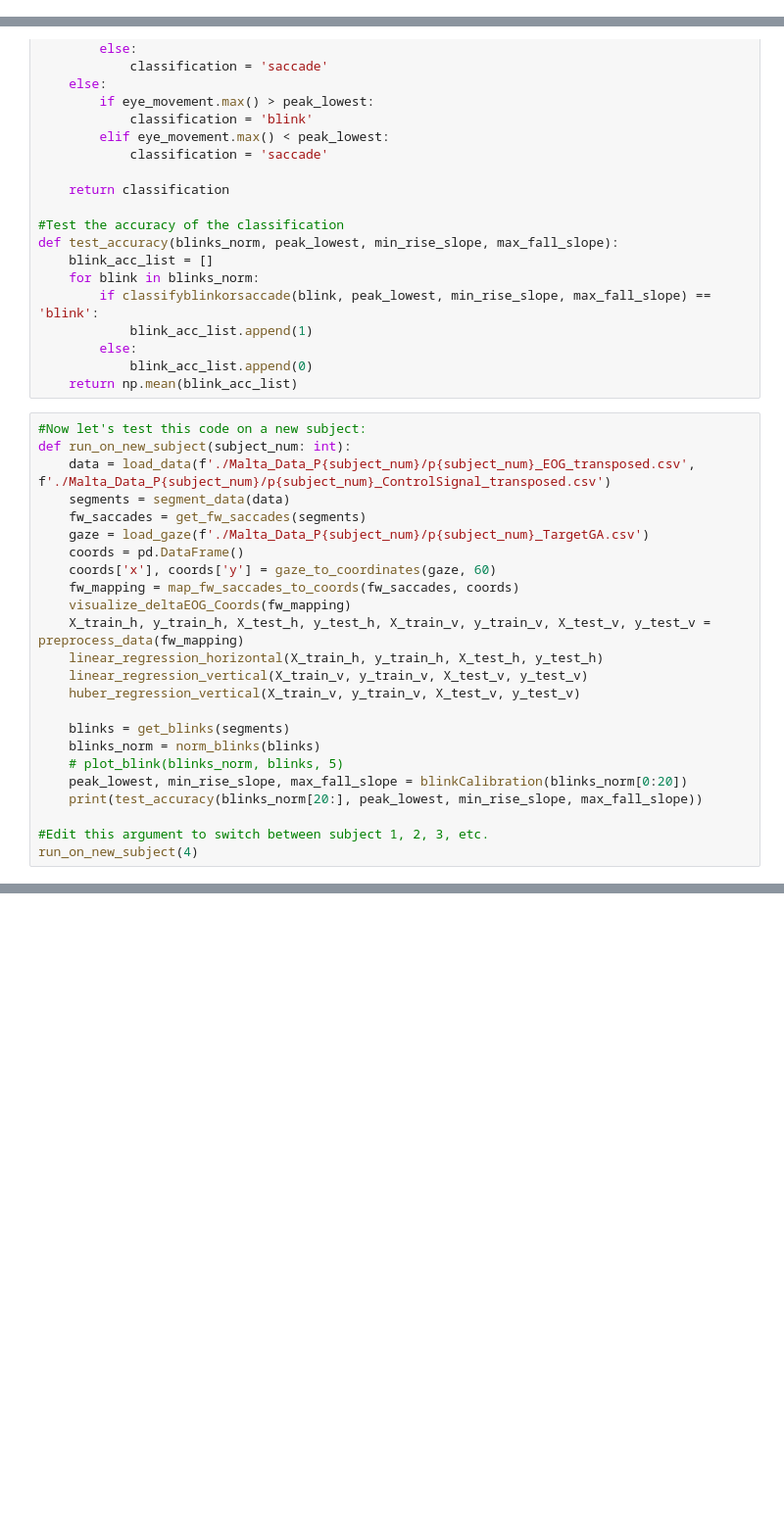
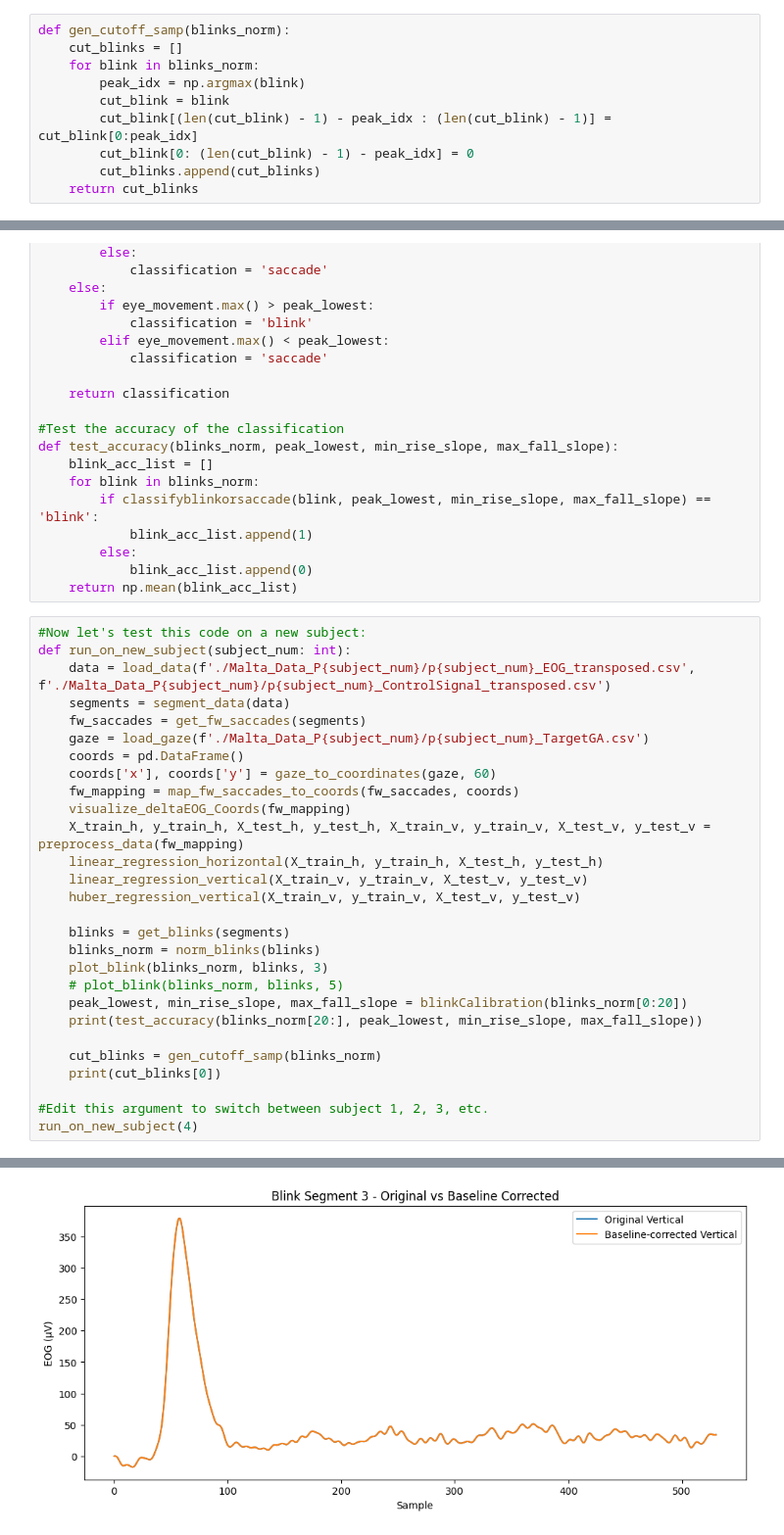
Before and after one commit to GTMRC-Industry/EOG-Software, a Jupyter notebook: EOG_Positional_Regression.ipynb, the cells around one changed output, grey strips where cells are left out. Shown: that part at 98% size. Saved outputs shown, nothing was run; the diff lists cells and outputs as text; blank space fills up the shorter version.

Commit message:
Testing signal input cutoffs

```diff
--- a/EOG_Positional_Regression.ipynb
+++ b/EOG_Positional_Regression.ipynb
@@ -387,6 +345,16 @@ plot_blink(blinks_norm_p1, blinks_p1, 25)
 # positive_slopes = [num for num in positive_slopes if num > 0]
 # min(positive_slopes), max(positive_slopes)
 # max(negative_slopes), min(negative_slopes)
+# %%
+def gen_cutoff_samp(blinks_norm):
+    cut_blinks = []
+    for blink in blinks_norm:
+        peak_idx = np.argmax(blink)
+        cut_blink = blink
+        cut_blink[(len(cut_blink) - 1) - peak_idx : (len(cut_blink) - 1)] = cut_blink[0:peak_idx]
+        cut_blink[0: (len(cut_blink) - 1) - peak_idx] = 0
+        cut_blinks.append(cut_blinks)
+    return cut_blinks
 # %%
 #Function for getting the lowest possible blink peak given a few blinks in calibration
 def blinkCalibration(blinks_norm):
@@ -475,10 +443,14 @@ def run_on_new_subject(subject_num: int):
 
     blinks = get_blinks(segments)
     blinks_norm = norm_blinks(blinks)
+    plot_blink(blinks_norm, blinks, 3)
     # plot_blink(blinks_norm, blinks, 5)
     peak_lowest, min_rise_slope, max_fall_slope = blinkCalibration(blinks_norm[0:20])
     print(test_accuracy(blinks_norm[20:], peak_lowest, min_rise_slope, max_fall_slope))
 
+    cut_blinks = gen_cutoff_samp(blinks_norm)
+    print(cut_blinks[0])
+
 #Edit this argument to switch between subject 1, 2, 3, etc.
 run_on_new_subject(4)
 # %% [output]
@@ -502,7 +474,8 @@ standard deviations for rise and fall slopes:  2.5916736595028746 1.494712629962
 STOP: TOTAL NO. of ITERATIONS REACHED LIMIT.
 
 Increase the number of iterations (max_iter) or scale the data as shown in:
     https://scikit-learn.org/stable/modules/preprocessing.html
   self.n_iter_ = _check_optimize_result("lbfgs", opt_res, self.max_iter)
 [figure]
 [figure]
+[figure, added]
```
Also changed, not shown: parts of 8 cells of this notebook, 1 other file.
